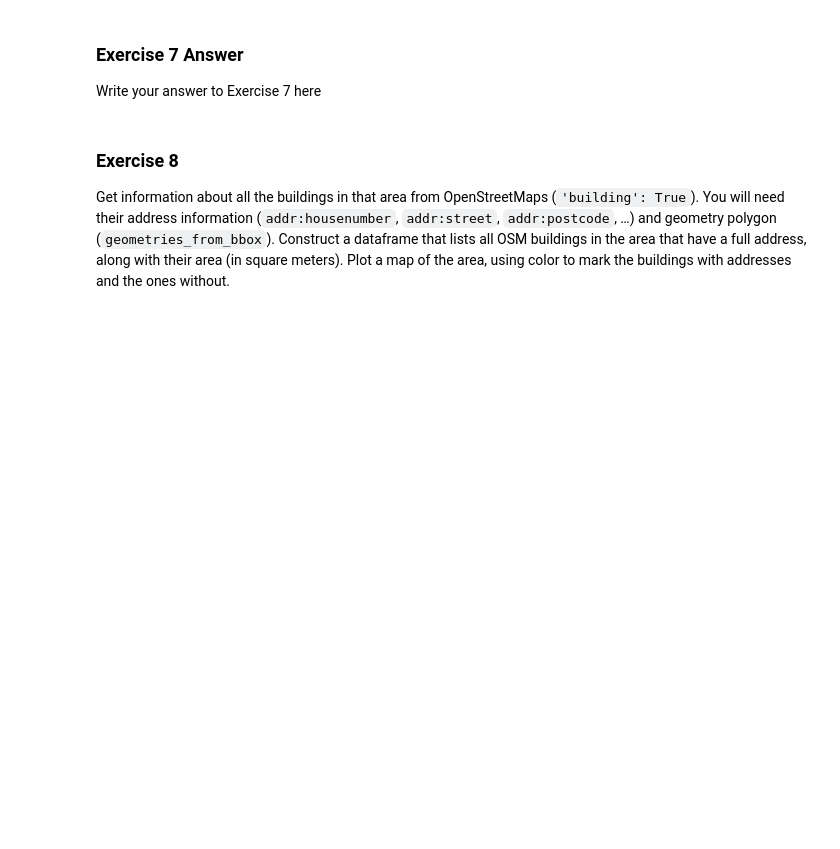
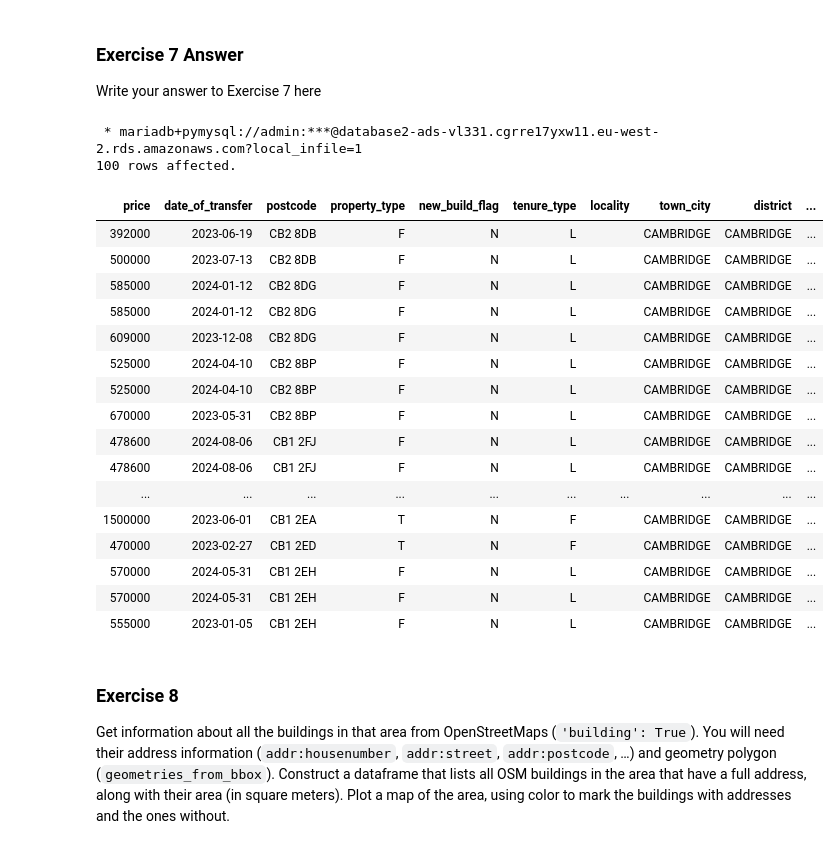
Before and after one commit to Var1377/vl331_ads_2024, a Jupyter notebook: _notebooks/02-access-assess-geospatial.ipynb, the cells around one changed output. Cells and saved outputs as stored; diff of their text form; code cells hidden in the pictures; blank space fills up the shorter version.

```diff
--- a/_notebooks/02-access-assess-geospatial.ipynb
+++ b/_notebooks/02-access-assess-geospatial.ipynb
@@ -700,3 +772,30 @@ Write your answer to Exercise 7 here
+# %%
+%%sql
+SELECT *
+FROM prices_coordinates_data
+WHERE latitude BETWEEN 52.1951 - 0.0045 AND 52.1951 + 0.0045
+  AND longitude BETWEEN 0.1313 - 0.0045 AND 0.1313 + 0.0045
+  AND date_of_transfer >= '2020-01-01';
+# %% [output]
+ * mariadb+pymysql://admin:***@database2-ads-vl331.cgrre17yxw11.eu-west-2.rds.amazonaws.com?local_infile=1
+100 rows affected.
+| price | date_of_transfer | postcode | property_type | new_build_flag | tenure_type | locality | town_city | district | ... |
+| 392000 | 2023-06-19 | CB2 8DB | F | N | L |  | CAMBRIDGE | CAMBRIDGE | ... |
+| 500000 | 2023-07-13 | CB2 8DB | F | N | L |  | CAMBRIDGE | CAMBRIDGE | ... |
+| 585000 | 2024-01-12 | CB2 8DG | F | N | L |  | CAMBRIDGE | CAMBRIDGE | ... |
+| 585000 | 2024-01-12 | CB2 8DG | F | N | L |  | CAMBRIDGE | CAMBRIDGE | ... |
+| 609000 | 2023-12-08 | CB2 8DG | F | N | L |  | CAMBRIDGE | CAMBRIDGE | ... |
+| 525000 | 2024-04-10 | CB2 8BP | F | N | L |  | CAMBRIDGE | CAMBRIDGE | ... |
+| 525000 | 2024-04-10 | CB2 8BP | F | N | L |  | CAMBRIDGE | CAMBRIDGE | ... |
+| 670000 | 2023-05-31 | CB2 8BP | F | N | L |  | CAMBRIDGE | CAMBRIDGE | ... |
+| 478600 | 2024-08-06 | CB1 2FJ | F | N | L |  | CAMBRIDGE | CAMBRIDGE | ... |
+| 478600 | 2024-08-06 | CB1 2FJ | F | N | L |  | CAMBRIDGE | CAMBRIDGE | ... |
+| ... | ... | ... | ... | ... | ... | ... | ... | ... | ... |
+| 1500000 | 2023-06-01 | CB1 2EA | T | N | F |  | CAMBRIDGE | CAMBRIDGE | ... |
+| 470000 | 2023-02-27 | CB1 2ED | T | N | F |  | CAMBRIDGE | CAMBRIDGE | ... |
+| 570000 | 2024-05-31 | CB1 2EH | F | N | L |  | CAMBRIDGE | CAMBRIDGE | ... |
+| 570000 | 2024-05-31 | CB1 2EH | F | N | L |  | CAMBRIDGE | CAMBRIDGE | ... |
+| 555000 | 2023-01-05 | CB1 2EH | F | N | L |  | CAMBRIDGE | CAMBRIDGE | ... |
 # %% [markdown]
 ### Exercise 8
 
```
Also changed, not shown: parts of 12 cells of this notebook.
